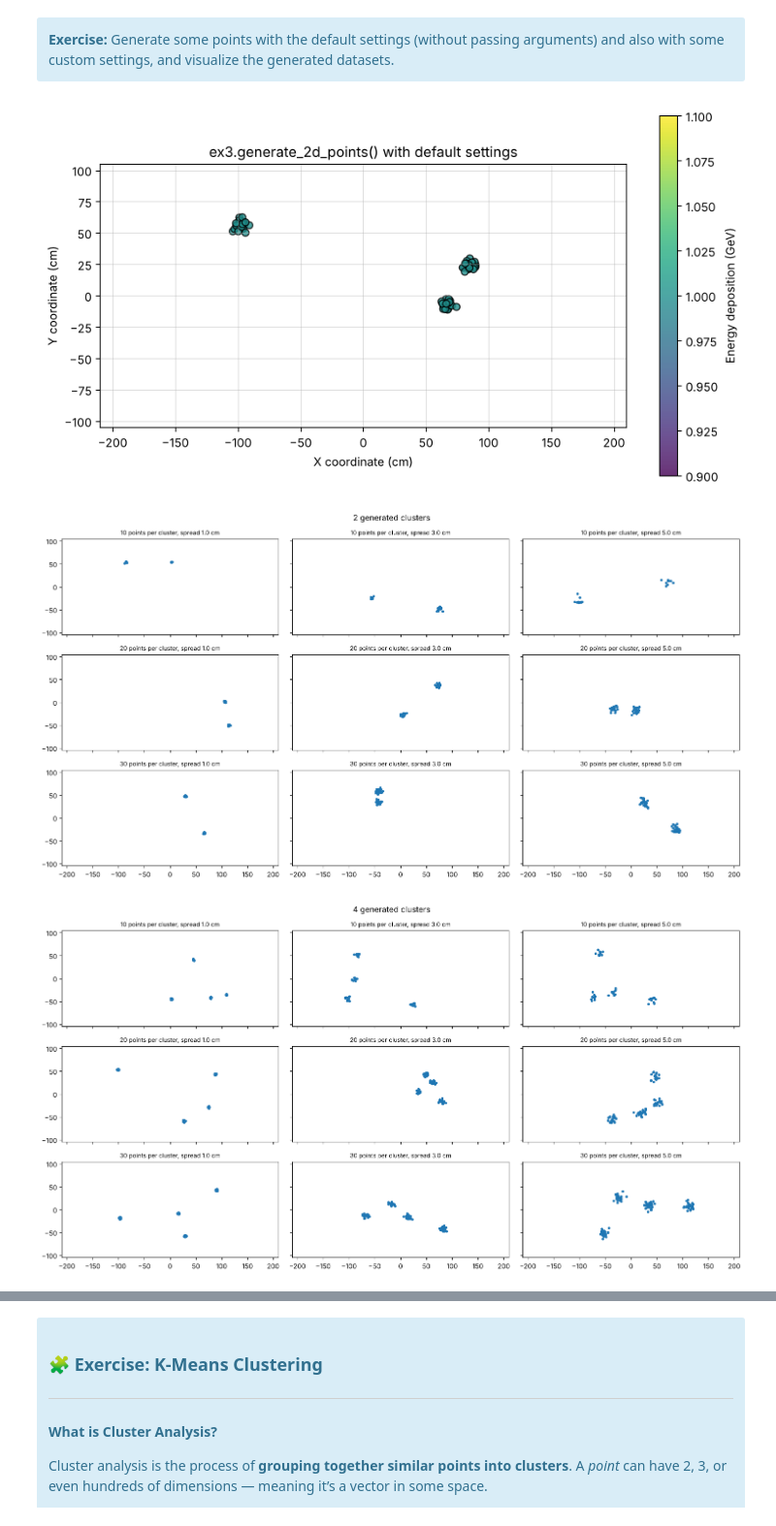
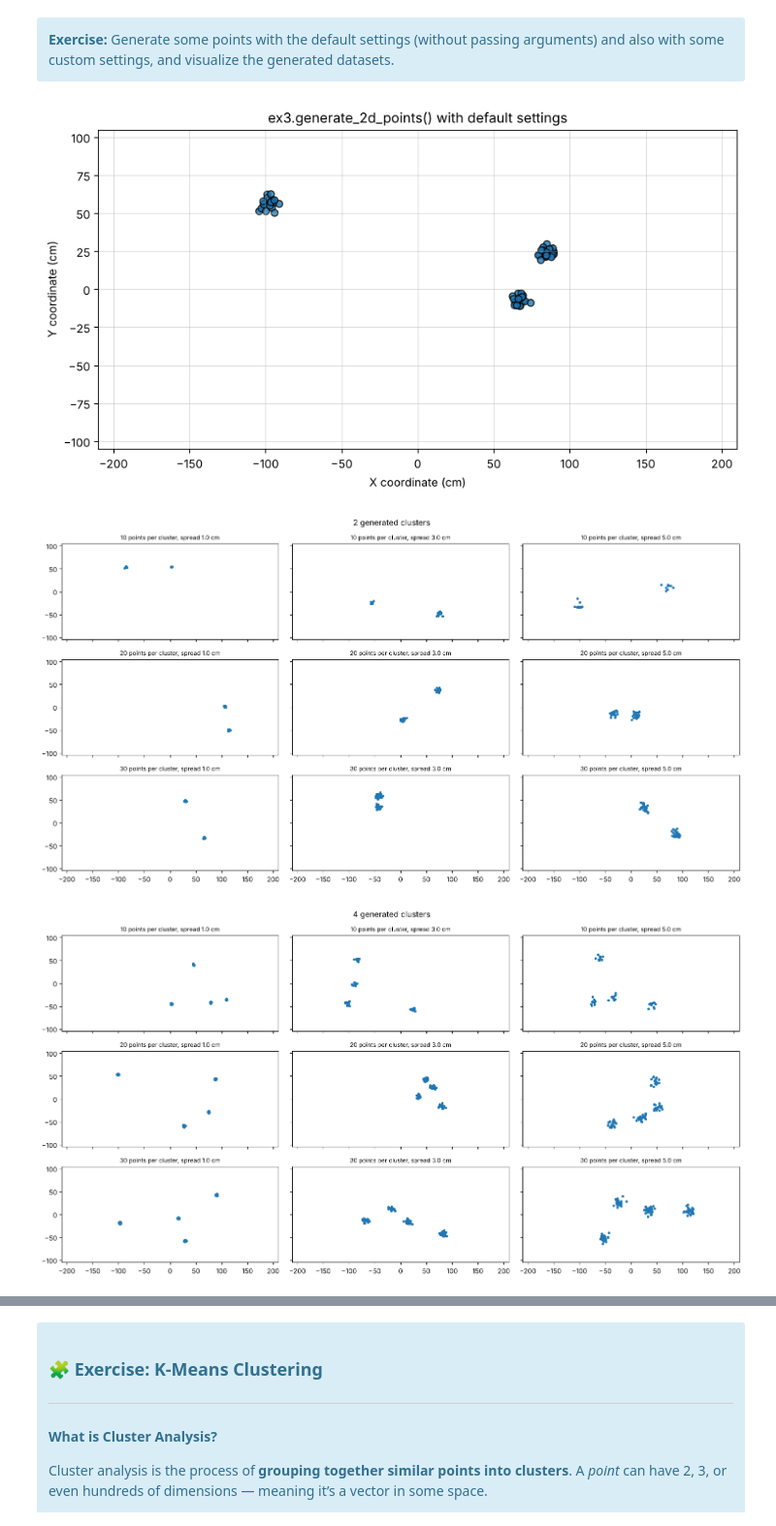
Before and after one commit to dowlingwong/EMCal_exercise, a Jupyter notebook: notebooks/exercise03/Exercise03_Solutions.ipynb, the cells around one changed output, grey strips where cells are left out. Shown at 97% size. Drawn from its saved outputs; the diff is of its cells as text; code cells hidden in the pictures.

```diff
--- a/notebooks/exercise03/Exercise03_Solutions.ipynb
+++ b/notebooks/exercise03/Exercise03_Solutions.ipynb
@@ -688,24 +688,25 @@ Generate some points with the default settings (without passing arguments) and a
 </div>
 # %%
 points = ex3.generate_2d_points()
-plot_spatial_energy_matrix(points, np.ones(len(points)), title='ex3.generate_2d_points() with default settings')
+plot_spatial_energy_matrix(points, np.ones(len(points)), labels=np.zeros(len(points), dtype=int),
+                           title='ex3.generate_2d_points() with default settings')
 
 i = 0
 for n in [2, 4, 6]:
     fig, axes = plt.subplots(3, 3, figsize=(15, 8), sharex=True, sharey=True)
     for a, p in enumerate([10, 20, 30]):
         for b, s in enumerate([1., 3., 5.]):
             i += 1
             pts = ex3.generate_2d_points(num_clusters=n, points_per_cluster=p, spread=s, random_seed=i)
             axes[a, b].scatter(pts[:, 0], pts[:, 1], s=8)
             axes[a, b].set_title(f'{p} points per cluster, spread {s} cm', fontsize=9)
             axes[a, b].set_xlim(-210, 210)
             axes[a, b].set_ylim(-105, 105)
     fig.suptitle(f'{n} generated clusters')
     plt.tight_layout()
     plt.show()
 # %% [output]
-[figure, old version]
+[figure, new version]
 [figure]
 [figure]
 [figure]
```
Also changed, not shown: parts of 38 cells of this notebook, 6 other files.
